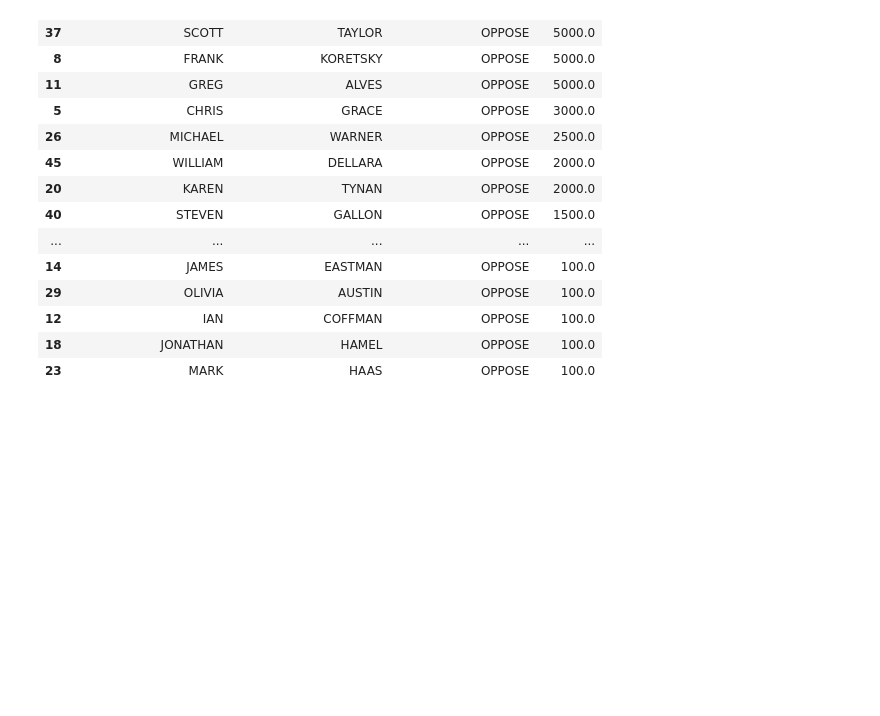
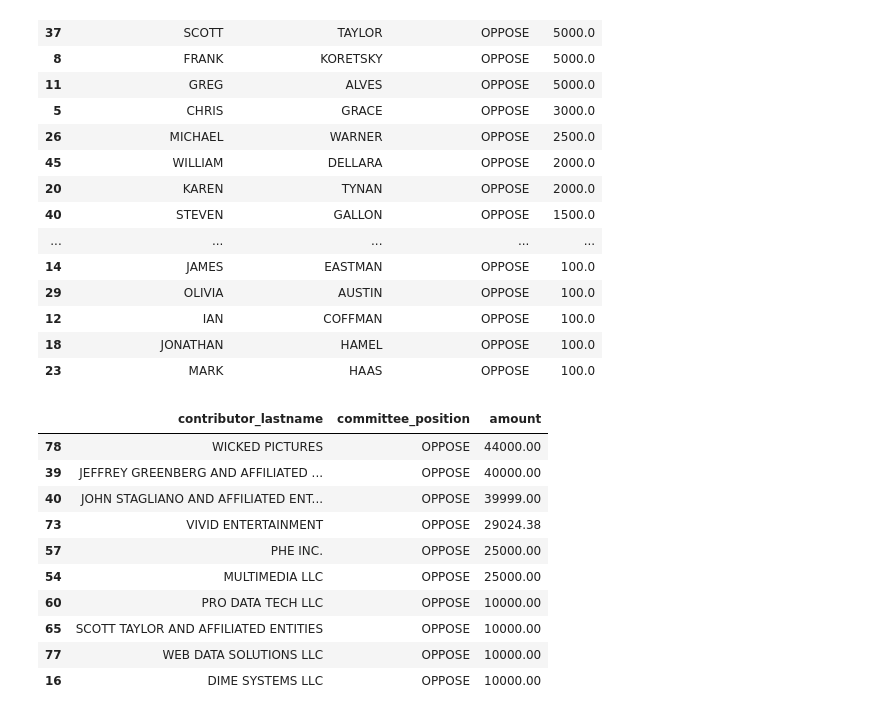
Before and after one commit to miguelrofer/first-python-notebook, a Jupyter notebook: prop-60-analysis.ipynb, the cells around one changed output. Cells and saved outputs as stored; diff of their text form; code cells hidden in the pictures; blank space fills up the shorter version.

```diff
--- a/prop-60-analysis.ipynb
+++ b/prop-60-analysis.ipynb
@@ -331,0 +365,14 @@ merged.groupby(["contributor_firstname", "contributor_lastname", "committee_posi
+# %%
+top_opposers.head(30)
+# %% [output]
+|  | contributor_lastname | committee_position | amount |
+| 78 | WICKED PICTURES | OPPOSE | 44000.00 |
+| 39 | JEFFREY GREENBERG AND AFFILIATED ... | OPPOSE | 40000.00 |
+| 40 | JOHN STAGLIANO AND AFFILIATED ENT... | OPPOSE | 39999.00 |
+| 73 | VIVID ENTERTAINMENT | OPPOSE | 29024.38 |
+| 57 | PHE INC. | OPPOSE | 25000.00 |
+| 54 | MULTIMEDIA LLC | OPPOSE | 25000.00 |
+| 60 | PRO DATA TECH LLC | OPPOSE | 10000.00 |
+| 65 | SCOTT TAYLOR AND AFFILIATED ENTITIES | OPPOSE | 10000.00 |
+| 77 | WEB DATA SOLUTIONS LLC | OPPOSE | 10000.00 |
+| 16 | DIME SYSTEMS LLC | OPPOSE | 10000.00 |
```
Also changed, not shown: parts of 12 cells of this notebook.
